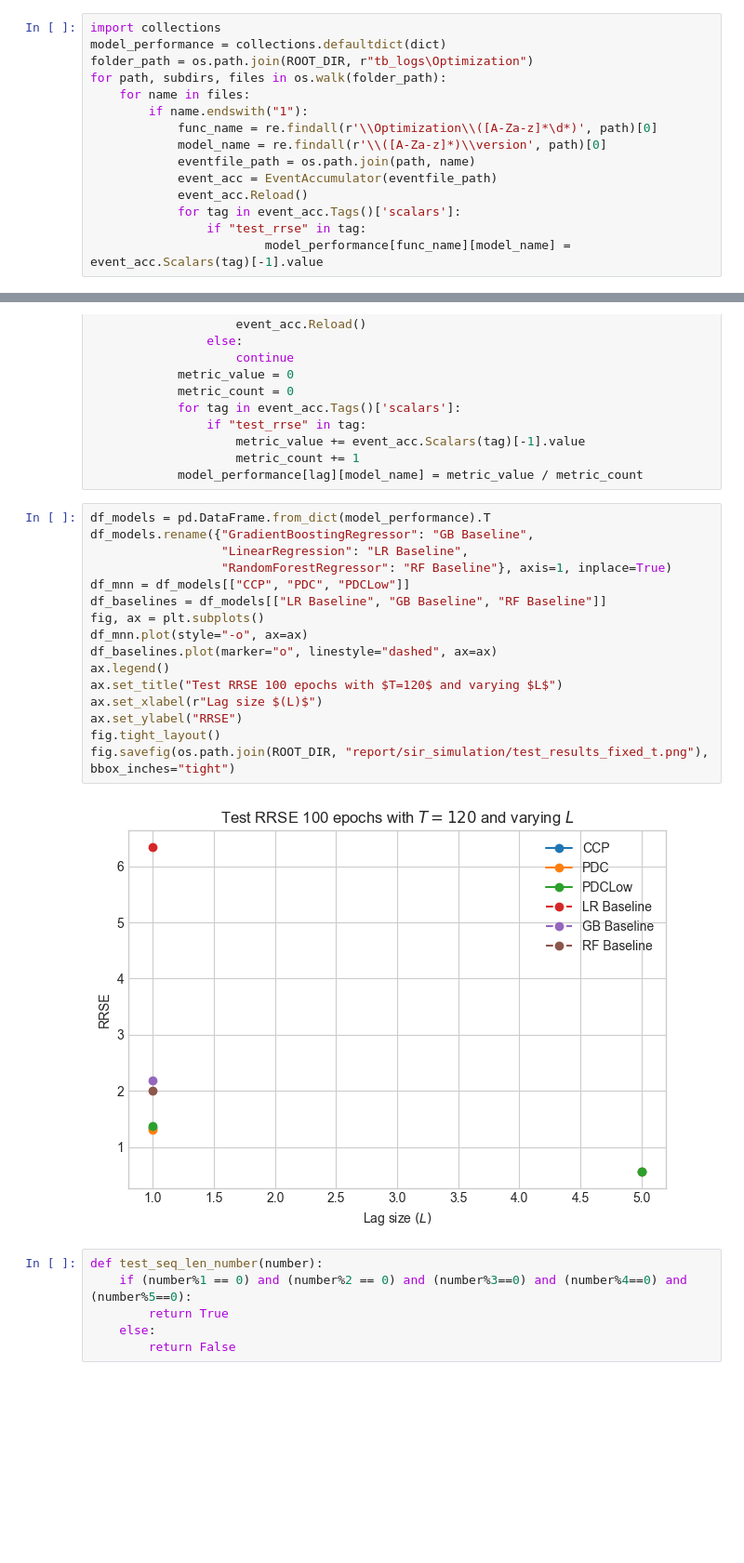
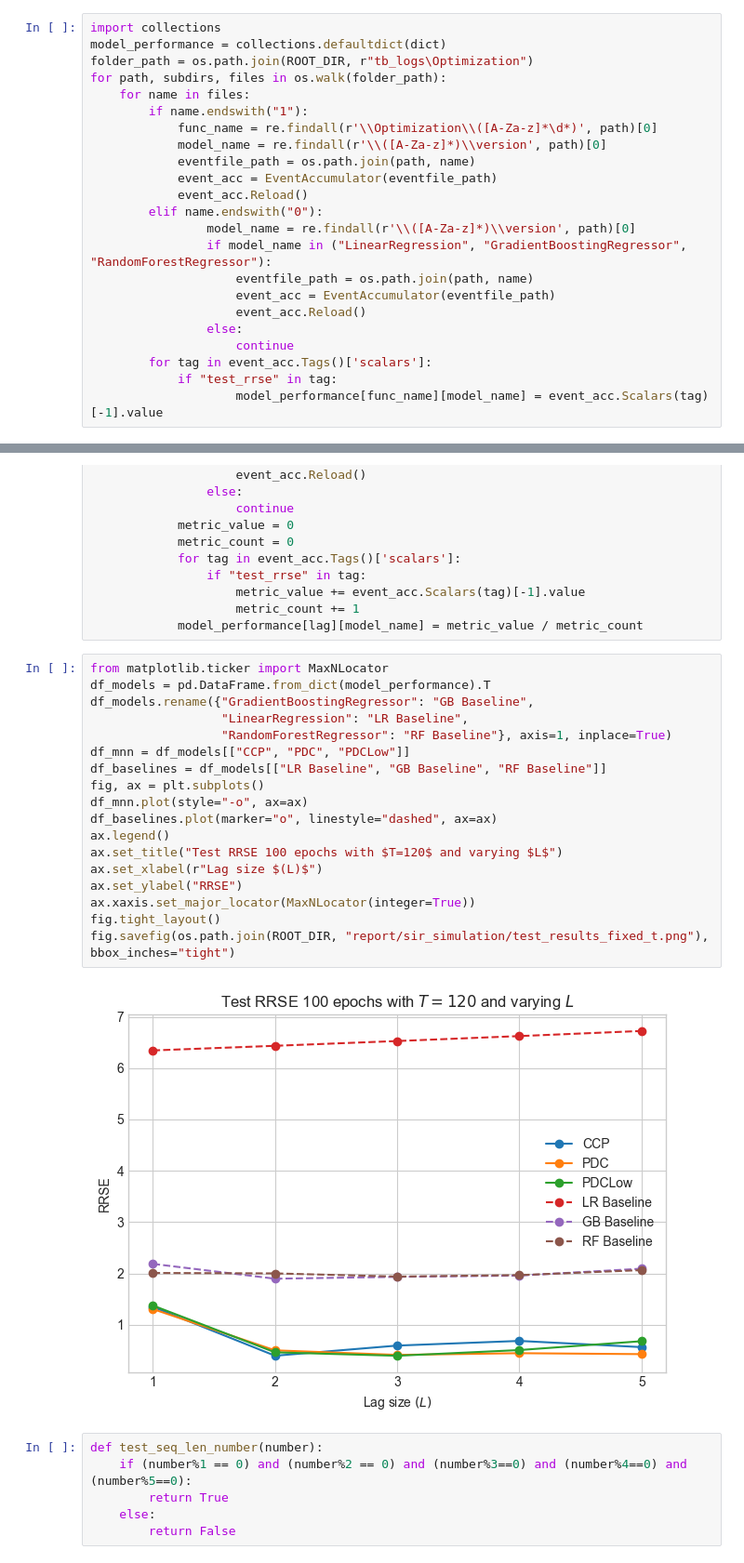
Before and after one commit to jesperhauch/polynomial_deep_learning, a Jupyter notebook: notebooks/result_calculation.ipynb, the cells around one changed output, grey strips where cells are left out. Shown at 93% size. Saved outputs shown, nothing was run; the diff lists cells and outputs as text; blank space fills up the shorter version.

```diff
--- a/notebooks/result_calculation.ipynb
+++ b/notebooks/result_calculation.ipynb
@@ -138,8 +138,16 @@ for path, subdirs, files in os.walk(folder_path):
             eventfile_path = os.path.join(path, name)
             event_acc = EventAccumulator(eventfile_path)
             event_acc.Reload()
-            for tag in event_acc.Tags()['scalars']:
-                if "test_rrse" in tag:
-                        model_performance[func_name][model_name] = event_acc.Scalars(tag)[-1].value
+        elif name.endswith("0"):
+                model_name = re.findall(r'\\([A-Za-z]*)\\version', path)[0]
+                if model_name in ("LinearRegression", "GradientBoostingRegressor", "RandomForestRegressor"):
+                    eventfile_path = os.path.join(path, name)
+                    event_acc = EventAccumulator(eventfile_path)
+                    event_acc.Reload()
+                else:
+                    continue
+        for tag in event_acc.Tags()['scalars']:
+            if "test_rrse" in tag:
+                    model_performance[func_name][model_name] = event_acc.Scalars(tag)[-1].value
 # %%
 test_data = pd.DataFrame.from_dict(model_performance).T
@@ -310,23 +320,25 @@ for lag in lag_size:
                     metric_count += 1
             model_performance[lag][model_name] = metric_value / metric_count
 # %%
+from matplotlib.ticker import MaxNLocator
 df_models = pd.DataFrame.from_dict(model_performance).T
 df_models.rename({"GradientBoostingRegressor": "GB Baseline",
                   "LinearRegression": "LR Baseline",
                   "RandomForestRegressor": "RF Baseline"}, axis=1, inplace=True)
 df_mnn = df_models[["CCP", "PDC", "PDCLow"]]
 df_baselines = df_models[["LR Baseline", "GB Baseline", "RF Baseline"]]
 fig, ax = plt.subplots()
 df_mnn.plot(style="-o", ax=ax)
 df_baselines.plot(marker="o", linestyle="dashed", ax=ax)
 ax.legend()
 ax.set_title("Test RRSE 100 epochs with $T=120$ and varying $L$")
 ax.set_xlabel(r"Lag size $(L)$")
 ax.set_ylabel("RRSE")
+ax.xaxis.set_major_locator(MaxNLocator(integer=True))
 fig.tight_layout()
 fig.savefig(os.path.join(ROOT_DIR, "report/sir_simulation/test_results_fixed_t.png"), bbox_inches="tight")
 # %% [output]
-[figure, old version]
+[figure, new version]
 # %%
 def test_seq_len_number(number):
     if (number%1 == 0) and (number%2 == 0) and (number%3==0) and (number%4==0) and (number%5==0):
```
Also changed, not shown: parts of 5 cells of this notebook, 2 other files.
